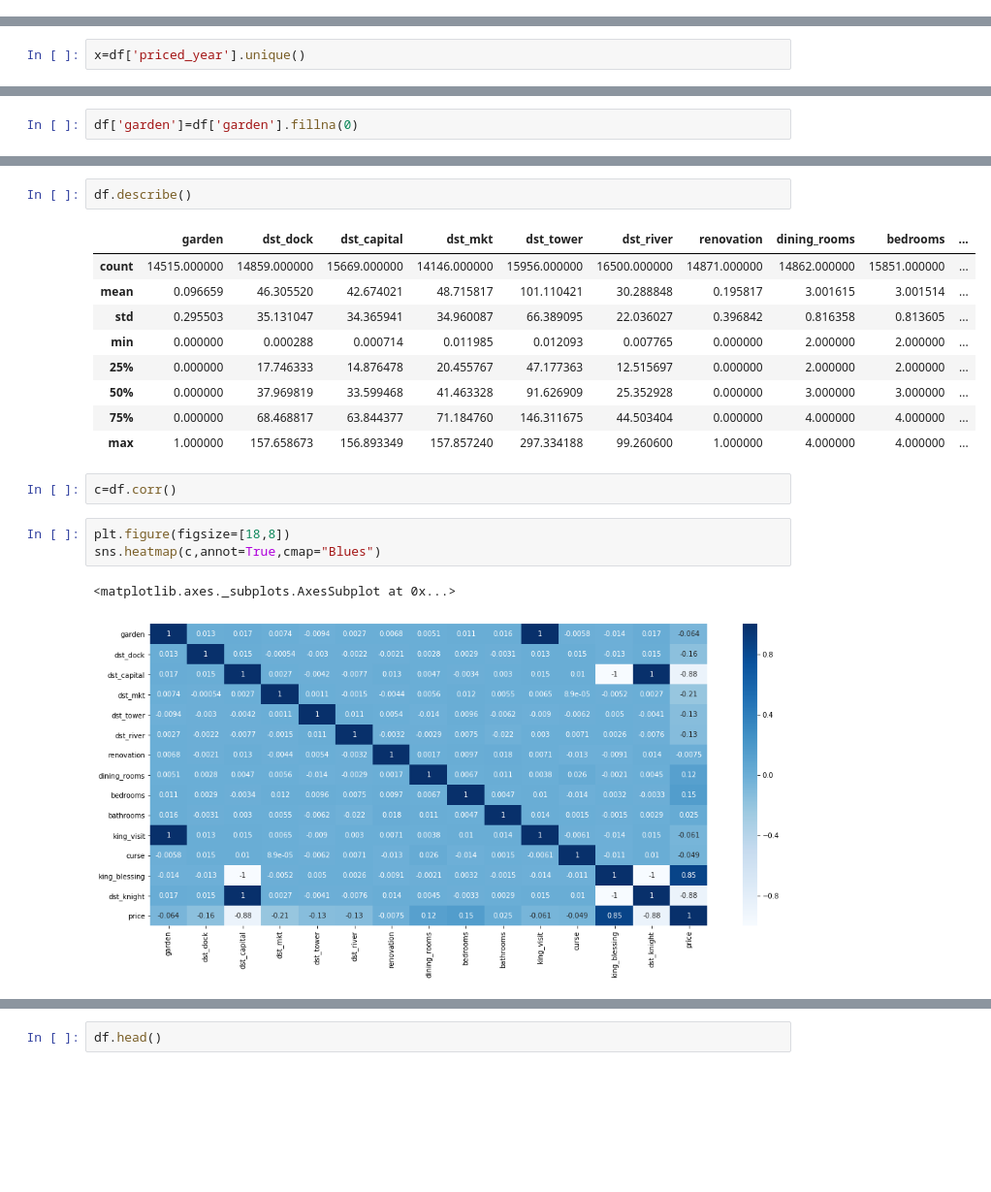
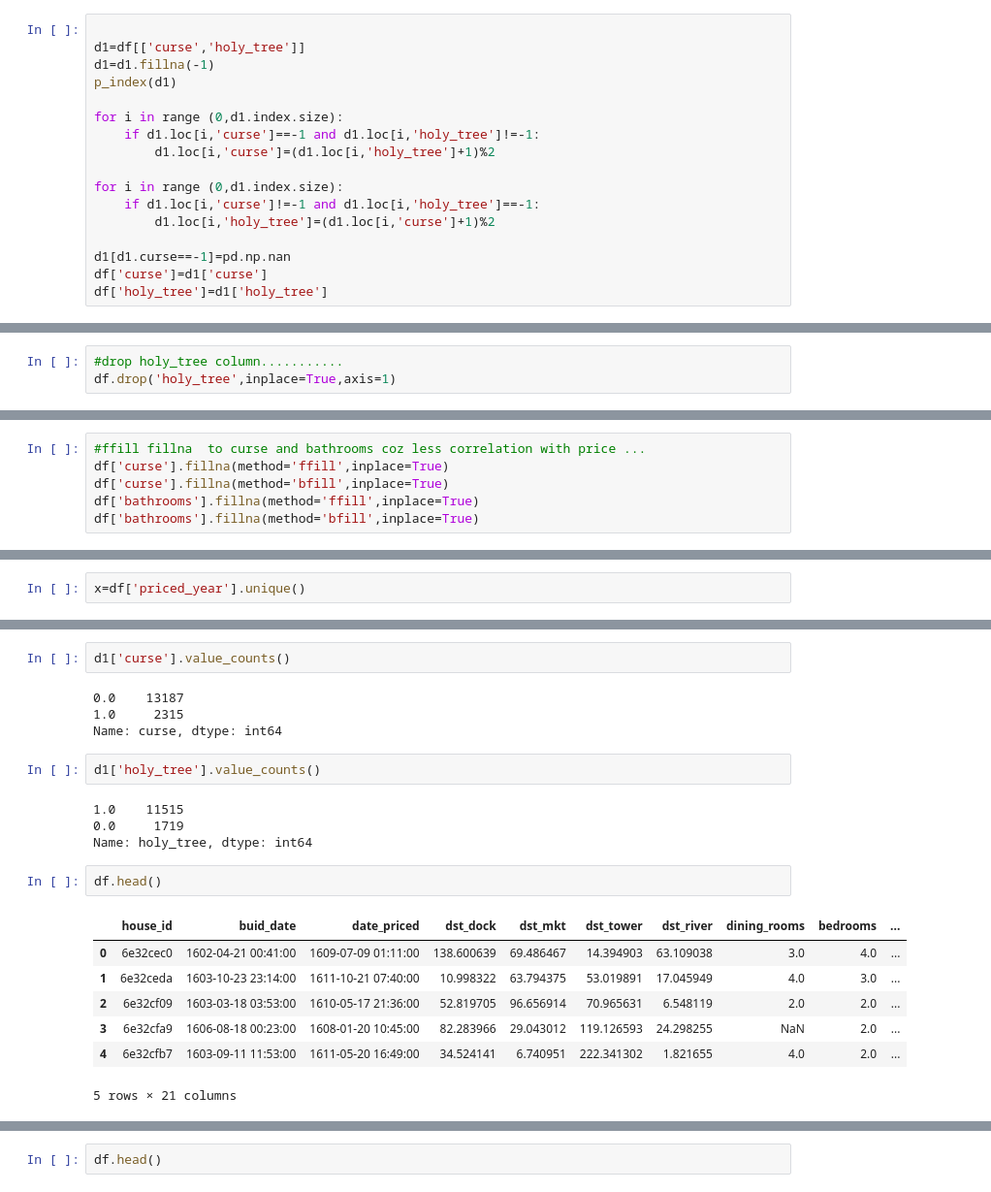
Before and after one commit to jangidnaval/Housing-Prices, a Jupyter notebook: scripts/solution.ipynb, the cells around one changed output, grey strips where cells are left out. Shown at 97% size. Drawn from its saved outputs; the diff is of its cells as text; blank space fills up the shorter version.

```diff
--- a/scripts/solution.ipynb
+++ b/scripts/solution.ipynb
@@ -63,0 +228,17 @@ df.describe()
+# %%
+
+d1=df[['curse','holy_tree']]
+d1=d1.fillna(-1)
+p_index(d1)
+
+for i in range (0,d1.index.size):
+    if d1.loc[i,'curse']==-1 and d1.loc[i,'holy_tree']!=-1:
+        d1.loc[i,'curse']=(d1.loc[i,'holy_tree']+1)%2
+
+for i in range (0,d1.index.size):
+    if d1.loc[i,'curse']!=-1 and d1.loc[i,'holy_tree']==-1:
+        d1.loc[i,'holy_tree']=(d1.loc[i,'curse']+1)%2
+
+d1[d1.curse==-1]=pd.np.nan
+df['curse']=d1['curse']
+df['holy_tree']=d1['holy_tree']
@@ -63,0 +251,3 @@ df.describe()
+# %%
+#drop holy_tree column...........
+df.drop('holy_tree',inplace=True,axis=1)
@@ -63,0 +299,6 @@ df.describe()
+# %%
+#ffill fillna  to curse and bathrooms coz less correlation with price ...
+df['curse'].fillna(method='ffill',inplace=True)
+df['curse'].fillna(method='bfill',inplace=True)
+df['bathrooms'].fillna(method='ffill',inplace=True)
+df['bathrooms'].fillna(method='bfill',inplace=True)
@@ -70,2 +579,0 @@ len(x)
-# %%
-df['garden']=df['garden'].fillna(0)
@@ -96,20 +659,22 @@ df[['garden','king_visit']].head(n=20)
+# %%
+d1['curse'].value_counts()
+# %% [output]
+0.0    13187
+1.0     2315
+Name: curse, dtype: int64
+# %%
+d1['holy_tree'].value_counts()
+# %% [output]
+1.0    11515
+0.0     1719
+Name: holy_tree, dtype: int64
 # %%
-df.describe()
+df.head()
 # %% [output]
-|  | garden | dst_dock | dst_capital | dst_mkt | dst_tower | dst_river | renovation | dining_rooms | bedrooms | ... |
-| count | 14515.000000 | 14859.000000 | 15669.000000 | 14146.000000 | 15956.000000 | 16500.000000 | 14871.000000 | 14862.000000 | 15851.000000 | ... |
-| mean | 0.096659 | 46.305520 | 42.674021 | 48.715817 | 101.110421 | 30.288848 | 0.195817 | 3.001615 | 3.001514 | ... |
-| std | 0.295503 | 35.131047 | 34.365941 | 34.960087 | 66.389095 | 22.036027 | 0.396842 | 0.816358 | 0.813605 | ... |
-| min | 0.000000 | 0.000288 | 0.000714 | 0.011985 | 0.012093 | 0.007765 | 0.000000 | 2.000000 | 2.000000 | ... |
-| 25% | 0.000000 | 17.746333 | 14.876478 | 20.455767 | 47.177363 | 12.515697 | 0.000000 | 2.000000 | 2.000000 | ... |
-| 50% | 0.000000 | 37.969819 | 33.599468 | 41.463328 | 91.626909 | 25.352928 | 0.000000 | 3.000000 | 3.000000 | ... |
-| 75% | 0.000000 | 68.468817 | 63.844377 | 71.184760 | 146.311675 | 44.503404 | 0.000000 | 4.000000 | 4.000000 | ... |
-| max | 1.000000 | 157.658673 | 156.893349 | 157.857240 | 297.334188 | 99.260600 | 1.000000 | 4.000000 | 4.000000 | ... |
+|  | house_id | buid_date | date_priced | dst_dock | dst_mkt | dst_tower | dst_river | dining_rooms | bedrooms | ... |
+| 0 | 6e32cec0 | 1602-04-21 00:41:00 | 1609-07-09 01:11:00 | 138.600639 | 69.486467 | 14.394903 | 63.109038 | 3.0 | 4.0 | ... |
+| 1 | 6e32ceda | 1603-10-23 23:14:00 | 1611-10-21 07:40:00 | 10.998322 | 63.794375 | 53.019891 | 17.045949 | 4.0 | 3.0 | ... |
+| 2 | 6e32cf09 | 1603-03-18 03:53:00 | 1610-05-17 21:36:00 | 52.819705 | 96.656914 | 70.965631 | 6.548119 | 2.0 | 2.0 | ... |
+| 3 | 6e32cfa9 | 1606-08-18 00:23:00 | 1608-01-20 10:45:00 | 82.283966 | 29.043012 | 119.126593 | 24.298255 | NaN | 2.0 | ... |
+| 4 | 6e32cfb7 | 1603-09-11 11:53:00 | 1611-05-20 16:49:00 | 34.524141 | 6.740951 | 222.341302 | 1.821655 | 4.0 | 2.0 | ... |
+5 rows × 21 columns
-# %%
-c=df.corr()
-# %%
-plt.figure(figsize=[18,8])
-sns.heatmap(c,annot=True,cmap="Blues")
-# %% [output]
-<matplotlib.axes._subplots.AxesSubplot at 0x...>
-[figure, removed]
```
Also changed, not shown: parts of 109 cells of this notebook, 36 other files.
